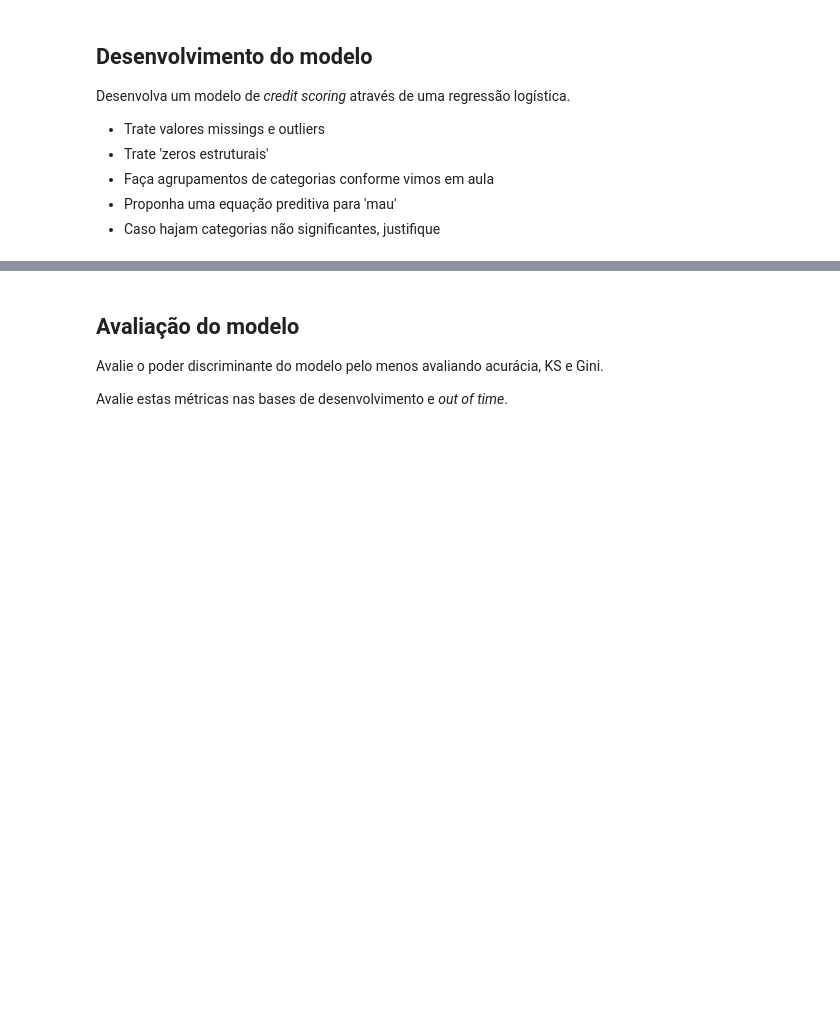
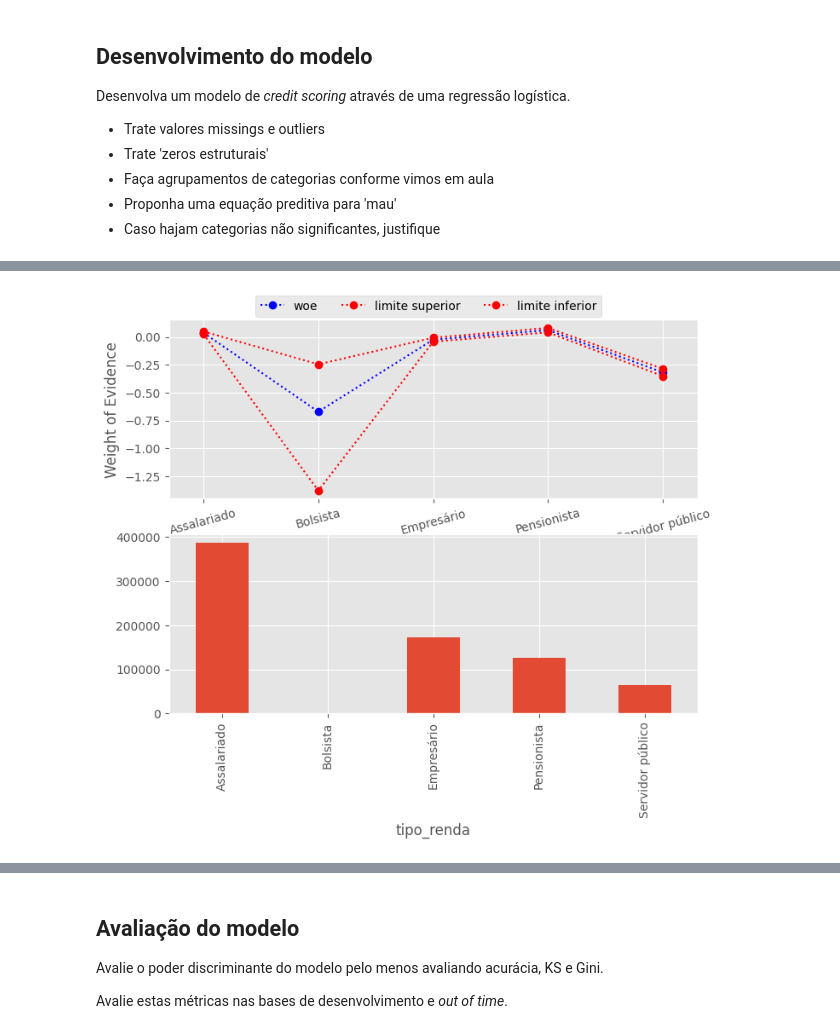
Before and after one commit to PedroHang/Logistic-Regression-Income, a Jupyter notebook: ProfCientistaDados m37_supportmaterial_exercise02.ipynb, the cells around one changed output, grey strips where cells are left out. Cells and saved outputs as stored; diff of their text form; code cells hidden in the pictures; blank space fills up the shorter version.

```diff
--- a/ProfCientistaDados m37_supportmaterial_exercise02.ipynb
+++ b/ProfCientistaDados m37_supportmaterial_exercise02.ipynb
@@ -326,0 +463,3 @@ df['mau'] = df.mau.astype('int64')
+# %%
+biv_discreta('tipo_renda', df)
+# %% [output]
@@ -326,0 +473 @@ df['mau'] = df.mau.astype('int64')
+[figure, added]
```
Also changed, not shown: parts of 20 cells of this notebook.
